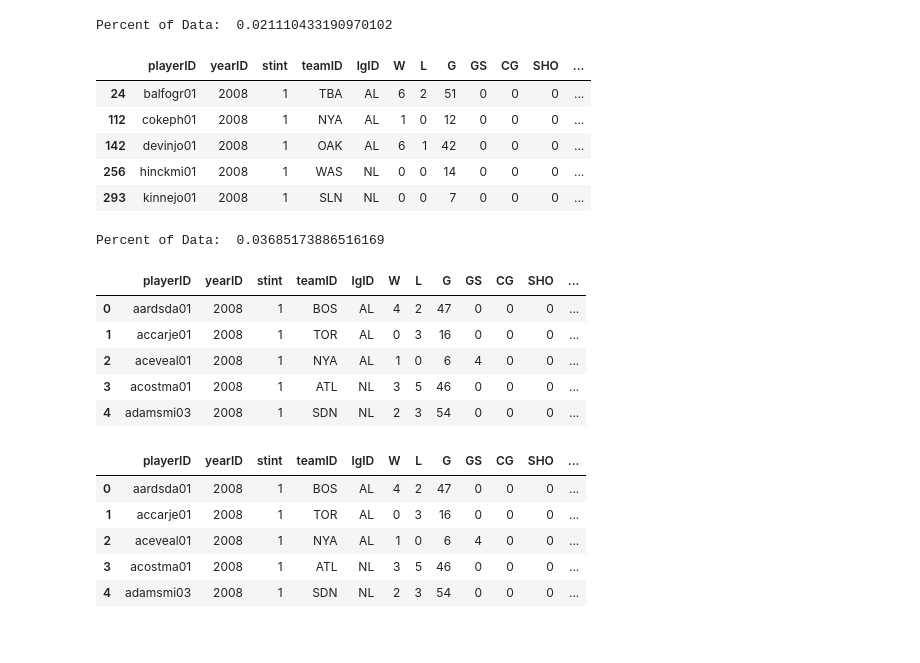
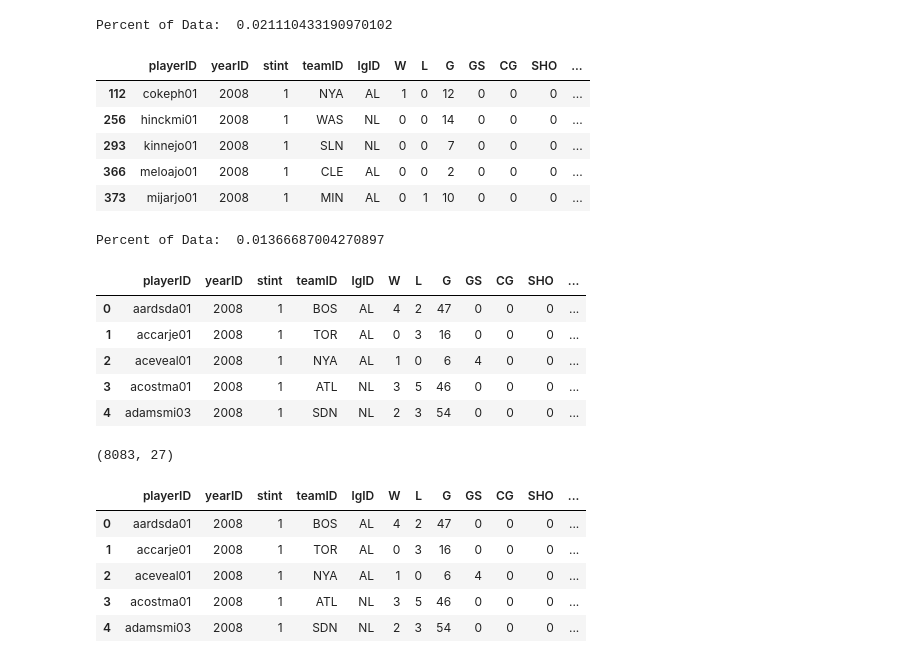
Before and after one commit to UberJoe83/dsc-mod-3-project-v2-1, a Jupyter notebook: student.ipynb, the cells around one changed output. Saved outputs shown, nothing was run; the diff lists cells and outputs as text; code cells hidden in the pictures.

```diff
--- a/student.ipynb
+++ b/student.ipynb
@@ -445,3 +445,8 @@ single_stint_df.to_csv("single_stint_df.csv", index = False)
 # pitch_data_2.groupby("stint").filter(lambda x: len(x) > 2)
 # %%
 # pitch_data_with_names[pitch_data_with_names.stint.isin(stint_count[stint_count > 2].index)]
+# %%
+single_stint_df = pd.read_csv("single_stint_df.csv")
+display(single_stint_df.head(20))
+
+print(single_stint_df.shape)
@@ -458,24 +482,26 @@ print("Percent of Data: ", hi_whip.shape[0] / len(single_stint_df.index))
 | 225 | haegech01 | 2008 | 1 | SDN | NL | 0 | 0 | 4 | 0 | 0 | 0 | ... |
 Percent of Data:  0.021110433190970102
 # %%
-lo_whip = single_stint_df[single_stint_df.WHIP <= .90]
+lo_whip = single_stint_df[(single_stint_df.WHIP <= .80) & (single_stint_df.IP < 20.0)]
 
 display(lo_whip.head())
 print("Percent of Data: ", lo_whip.shape[0] / len(single_stint_df.index))
 # %% [output]
 |  | playerID | yearID | stint | teamID | lgID | W | L | G | GS | CG | SHO | ... |
-| 24 | balfogr01 | 2008 | 1 | TBA | AL | 6 | 2 | 51 | 0 | 0 | 0 | ... |
 | 112 | cokeph01 | 2008 | 1 | NYA | AL | 1 | 0 | 12 | 0 | 0 | 0 | ... |
-| 142 | devinjo01 | 2008 | 1 | OAK | AL | 6 | 1 | 42 | 0 | 0 | 0 | ... |
 | 256 | hinckmi01 | 2008 | 1 | WAS | NL | 0 | 0 | 14 | 0 | 0 | 0 | ... |
 | 293 | kinnejo01 | 2008 | 1 | SLN | NL | 0 | 0 | 7 | 0 | 0 | 0 | ... |
+| 366 | meloajo01 | 2008 | 1 | CLE | AL | 0 | 0 | 2 | 0 | 0 | 0 | ... |
+| 373 | mijarjo01 | 2008 | 1 | MIN | AL | 0 | 1 | 10 | 0 | 0 | 0 | ... |
-Percent of Data:  0.03685173886516169
+Percent of Data:  0.01366687004270897
 # %%
 lo_whip_idx = lo_whip.index.values
 hi_whip_idx = hi_whip.index.values
 # %%
 single_stint_df.drop(lo_whip_idx, inplace = True)
-single_stint_df.head()
+display(single_stint_df.head())
+
+print(single_stint_df.shape)
 # %% [output]
 |  | playerID | yearID | stint | teamID | lgID | W | L | G | GS | CG | SHO | ... |
 | 0 | aardsda01 | 2008 | 1 | BOS | AL | 4 | 2 | 47 | 0 | 0 | 0 | ... |
@@ -483,6 +509,7 @@ single_stint_df.head()
 | 2 | aceveal01 | 2008 | 1 | NYA | AL | 1 | 0 | 6 | 4 | 0 | 0 | ... |
 | 3 | acostma01 | 2008 | 1 | ATL | NL | 3 | 5 | 46 | 0 | 0 | 0 | ... |
 | 4 | adamsmi03 | 2008 | 1 | SDN | NL | 2 | 3 | 54 | 0 | 0 | 0 | ... |
+(8083, 27)
 # %%
 single_stint_df.drop(hi_whip_idx, inplace = True)
 single_stint_df.head()
```
Also changed, not shown: parts of 53 cells of this notebook.
